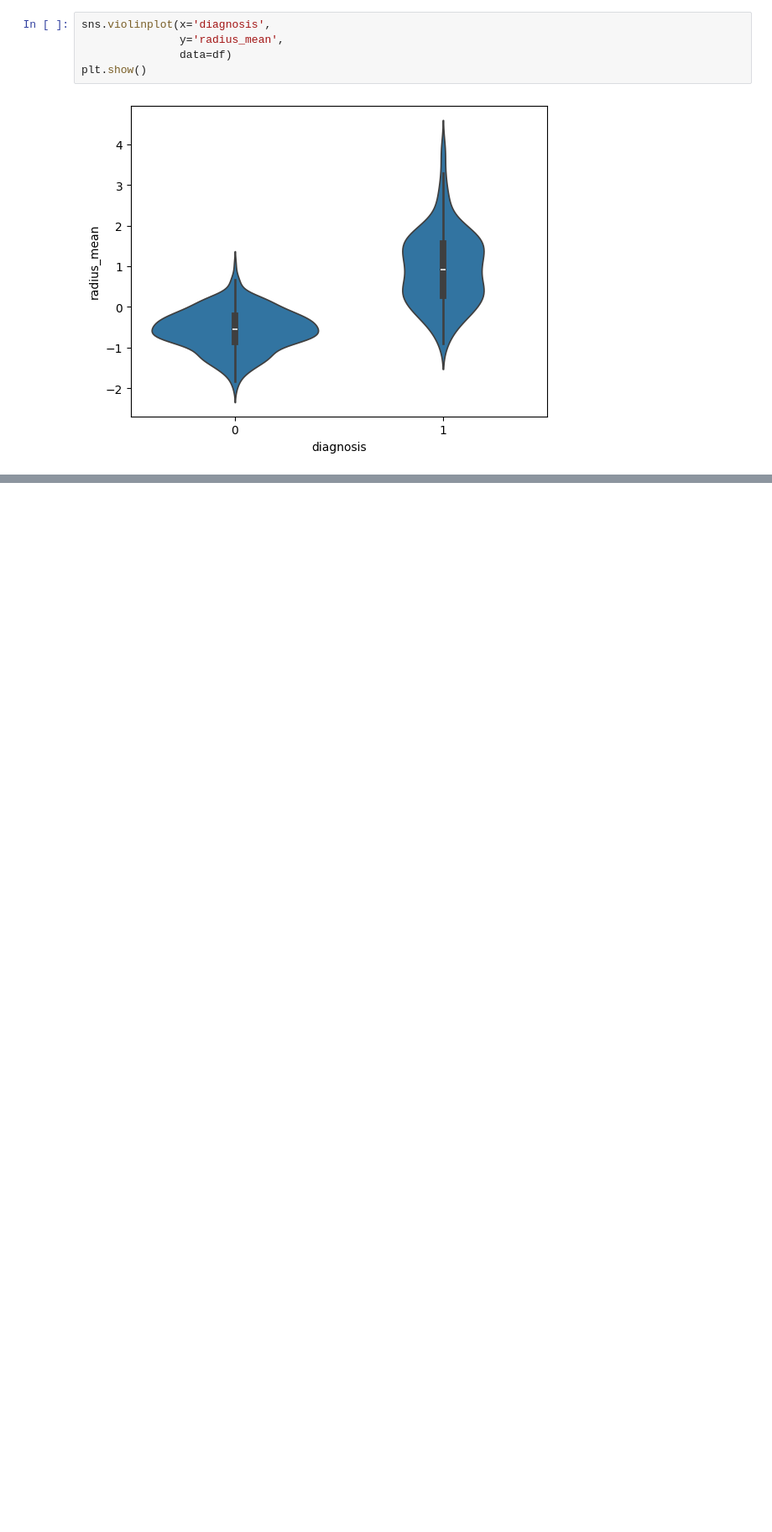
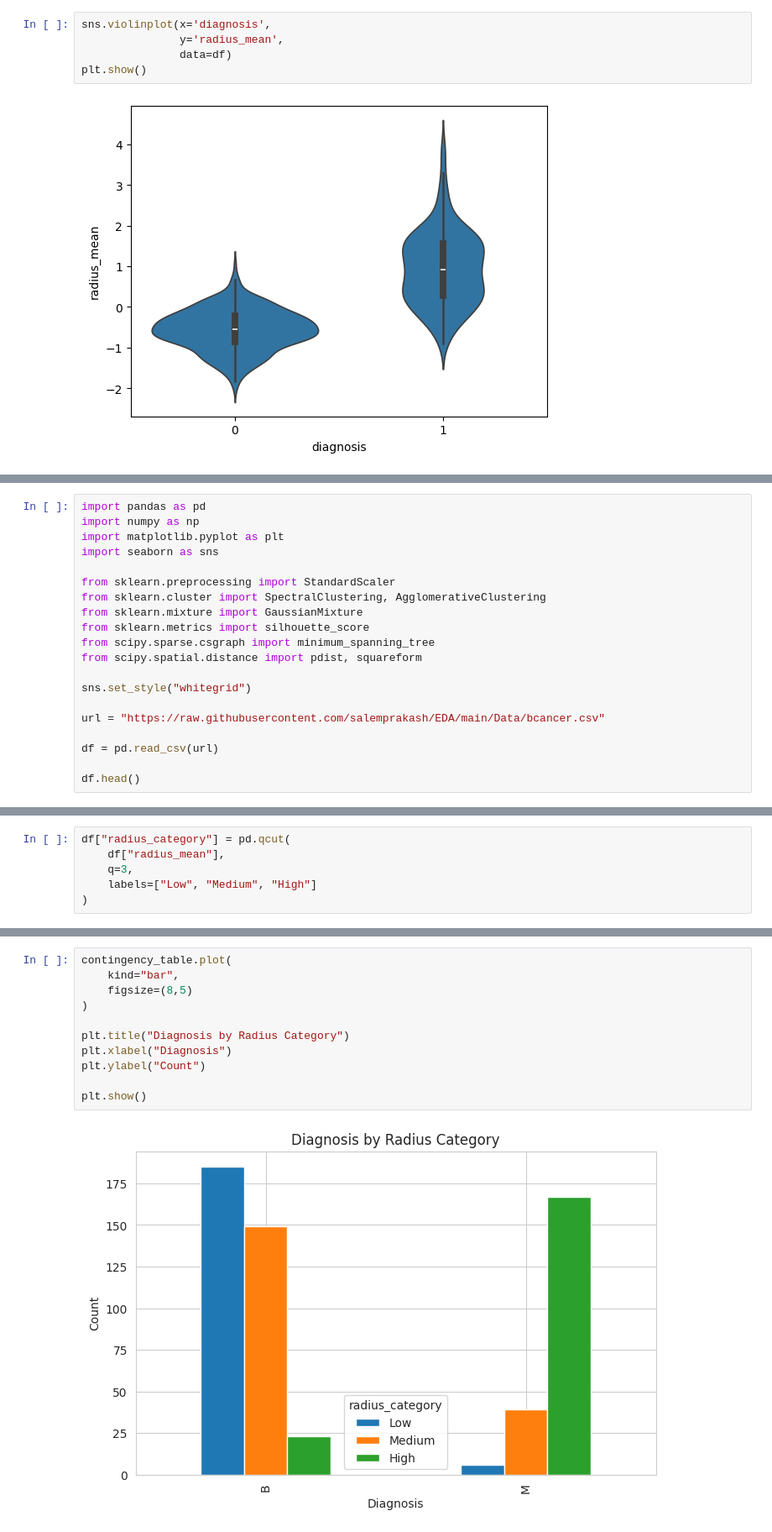
Before and after one commit to sanchi1004/EDA-Course-Project, a Jupyter notebook: Phase1_EDA.ipynb, the cells around one changed output, grey strips where cells are left out. Shown at 84% size. Saved outputs shown, nothing was run; the diff lists cells and outputs as text; blank space fills up the shorter version.

```diff
--- a/Phase1_EDA.ipynb
+++ b/Phase1_EDA.ipynb
@@ -337,0 +340,20 @@ plt.show()
+# %%
+import pandas as pd
+import numpy as np
+import matplotlib.pyplot as plt
+import seaborn as sns
+
+from sklearn.preprocessing import StandardScaler
+from sklearn.cluster import SpectralClustering, AgglomerativeClustering
+from sklearn.mixture import GaussianMixture
+from sklearn.metrics import silhouette_score
+from scipy.sparse.csgraph import minimum_spanning_tree
+from scipy.spatial.distance import pdist, squareform
+
+sns.set_style("whitegrid")
+
+url = "https://raw.githubusercontent.com/salemprakash/EDA/main/Data/bcancer.csv"
+
+df = pd.read_csv(url)
+
+df.head()
@@ -337,0 +549,6 @@ plt.show()
+# %%
+df["radius_category"] = pd.qcut(
+    df["radius_mean"],
+    q=3,
+    labels=["Low", "Medium", "High"]
+)
@@ -337,0 +567,13 @@ plt.show()
+# %%
+contingency_table.plot(
+    kind="bar",
+    figsize=(8,5)
+)
+
+plt.title("Diagnosis by Radius Category")
+plt.xlabel("Diagnosis")
+plt.ylabel("Count")
+
+plt.show()
+# %% [output]
+[figure, added]
```
Also changed, not shown: parts of 60 cells of this notebook.
